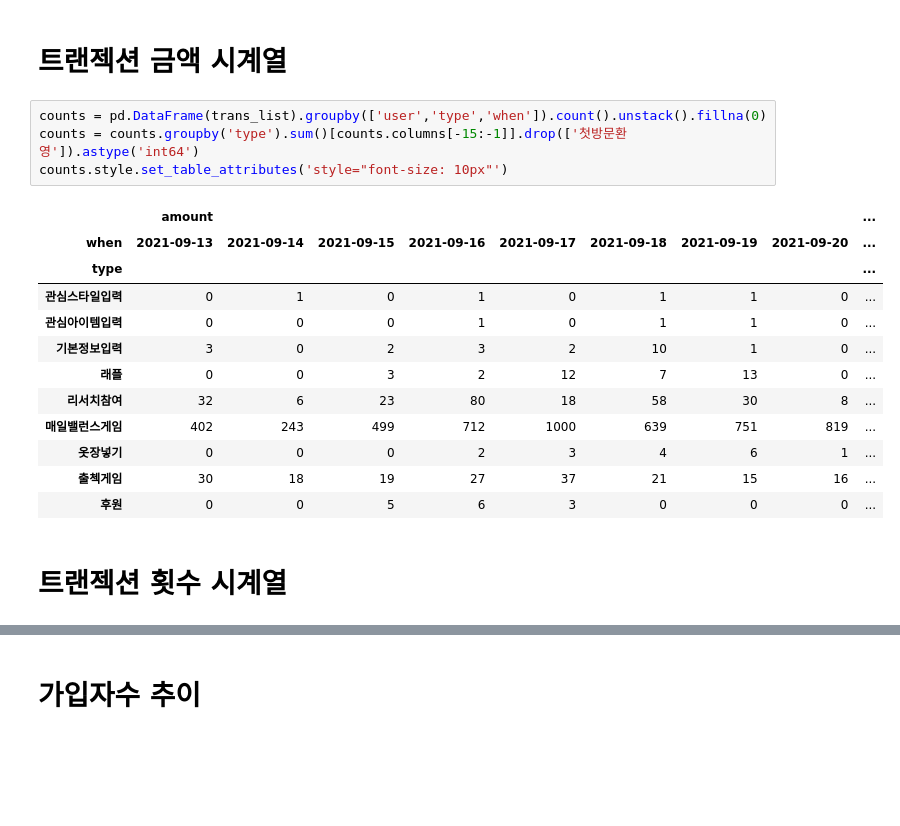
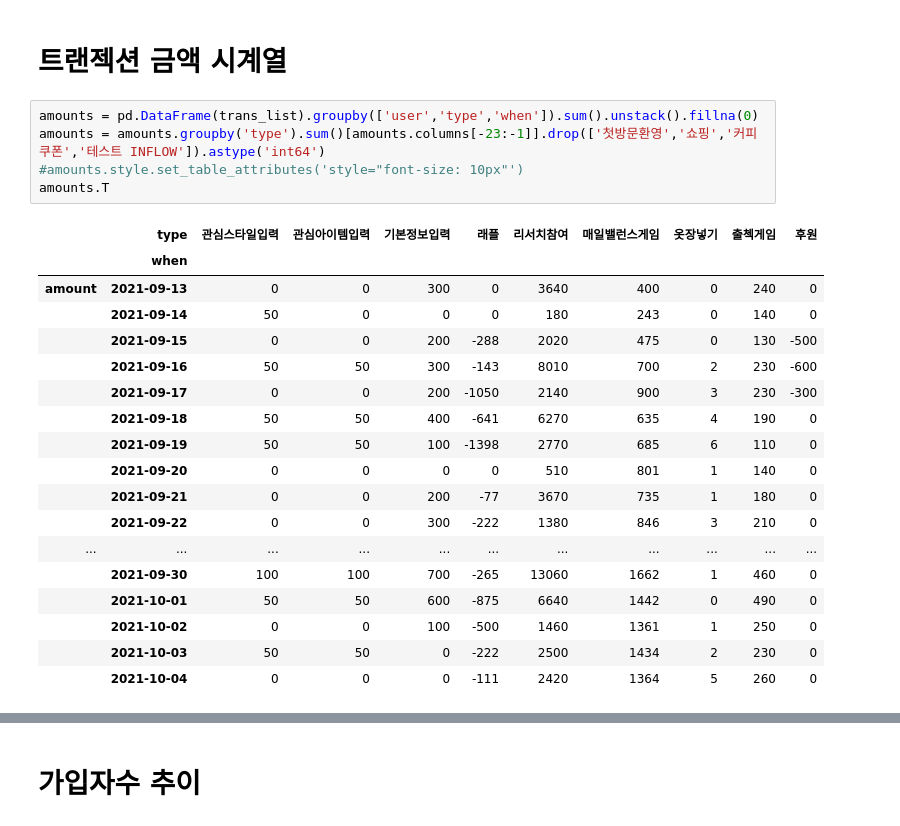
Before and after one commit to gem763/maskplay, a Jupyter notebook: data/트랜젝션 분석하기.ipynb, the cells around one changed output, grey strips where cells are left out. Saved outputs shown, nothing was run; the diff lists cells and outputs as text; blank space fills up the shorter version.

```diff
--- a/data/트랜젝션 분석하기.ipynb
+++ b/data/트랜젝션 분석하기.ipynb
@@ -71,21 +98,26 @@ KeyboardInterrupt:
 # %% [markdown]
 # 트랜젝션 금액 시계열
 # %%
-counts = pd.DataFrame(trans_list).groupby(['user','type','when']).count().unstack().fillna(0)
-counts = counts.groupby('type').sum()[counts.columns[-15:-1]].drop(['첫방문환영']).astype('int64')
-counts.style.set_table_attributes('style="font-size: 10px"')
+amounts = pd.DataFrame(trans_list).groupby(['user','type','when']).sum().unstack().fillna(0)
+amounts = amounts.groupby('type').sum()[amounts.columns[-23:-1]].drop(['첫방문환영','쇼핑','커피쿠폰','테스트 INFLOW']).astype('int64')
+#amounts.style.set_table_attributes('style="font-size: 10px"')
+amounts.T
 # %% [output]
-|  | amount |  |  |  |  |  |  |  | ... |
-| when | 2021-09-13 | 2021-09-14 | 2021-09-15 | 2021-09-16 | 2021-09-17 | 2021-09-18 | 2021-09-19 | 2021-09-20 | ... |
-| type |  |  |  |  |  |  |  |  | ... |
-| 관심스타일입력 | 0 | 1 | 0 | 1 | 0 | 1 | 1 | 0 | ... |
-| 관심아이템입력 | 0 | 0 | 0 | 1 | 0 | 1 | 1 | 0 | ... |
-| 기본정보입력 | 3 | 0 | 2 | 3 | 2 | 10 | 1 | 0 | ... |
-| 래플 | 0 | 0 | 3 | 2 | 12 | 7 | 13 | 0 | ... |
-| 리서치참여 | 32 | 6 | 23 | 80 | 18 | 58 | 30 | 8 | ... |
-| 매일밸런스게임 | 402 | 243 | 499 | 712 | 1000 | 639 | 751 | 819 | ... |
-| 옷장넣기 | 0 | 0 | 0 | 2 | 3 | 4 | 6 | 1 | ... |
-| 출첵게임 | 30 | 18 | 19 | 27 | 37 | 21 | 15 | 16 | ... |
-| 후원 | 0 | 0 | 5 | 6 | 3 | 0 | 0 | 0 | ... |
+|  | type | 관심스타일입력 | 관심아이템입력 | 기본정보입력 | 래플 | 리서치참여 | 매일밸런스게임 | 옷장넣기 | 출첵게임 | 후원 |
+|  | when |  |  |  |  |  |  |  |  |  |
+| amount | 2021-09-13 | 0 | 0 | 300 | 0 | 3640 | 400 | 0 | 240 | 0 |
+|  | 2021-09-14 | 50 | 0 | 0 | 0 | 180 | 243 | 0 | 140 | 0 |
+|  | 2021-09-15 | 0 | 0 | 200 | -288 | 2020 | 475 | 0 | 130 | -500 |
+|  | 2021-09-16 | 50 | 50 | 300 | -143 | 8010 | 700 | 2 | 230 | -600 |
+|  | 2021-09-17 | 0 | 0 | 200 | -1050 | 2140 | 900 | 3 | 230 | -300 |
+|  | 2021-09-18 | 50 | 50 | 400 | -641 | 6270 | 635 | 4 | 190 | 0 |
+|  | 2021-09-19 | 50 | 50 | 100 | -1398 | 2770 | 685 | 6 | 110 | 0 |
+|  | 2021-09-20 | 0 | 0 | 0 | 0 | 510 | 801 | 1 | 140 | 0 |
+|  | 2021-09-21 | 0 | 0 | 200 | -77 | 3670 | 735 | 1 | 180 | 0 |
+|  | 2021-09-22 | 0 | 0 | 300 | -222 | 1380 | 846 | 3 | 210 | 0 |
+| ... | ... | ... | ... | ... | ... | ... | ... | ... | ... | ... |
+|  | 2021-09-30 | 100 | 100 | 700 | -265 | 13060 | 1662 | 1 | 460 | 0 |
+|  | 2021-10-01 | 50 | 50 | 600 | -875 | 6640 | 1442 | 0 | 490 | 0 |
+|  | 2021-10-02 | 0 | 0 | 100 | -500 | 1460 | 1361 | 1 | 250 | 0 |
+|  | 2021-10-03 | 50 | 50 | 0 | -222 | 2500 | 1434 | 2 | 230 | 0 |
+|  | 2021-10-04 | 0 | 0 | 0 | -111 | 2420 | 1364 | 5 | 260 | 0 |
-# %% [markdown]
-# 트랜젝션 횟수 시계열
```
Also changed, not shown: parts of 11 cells of this notebook, 1 other file.
